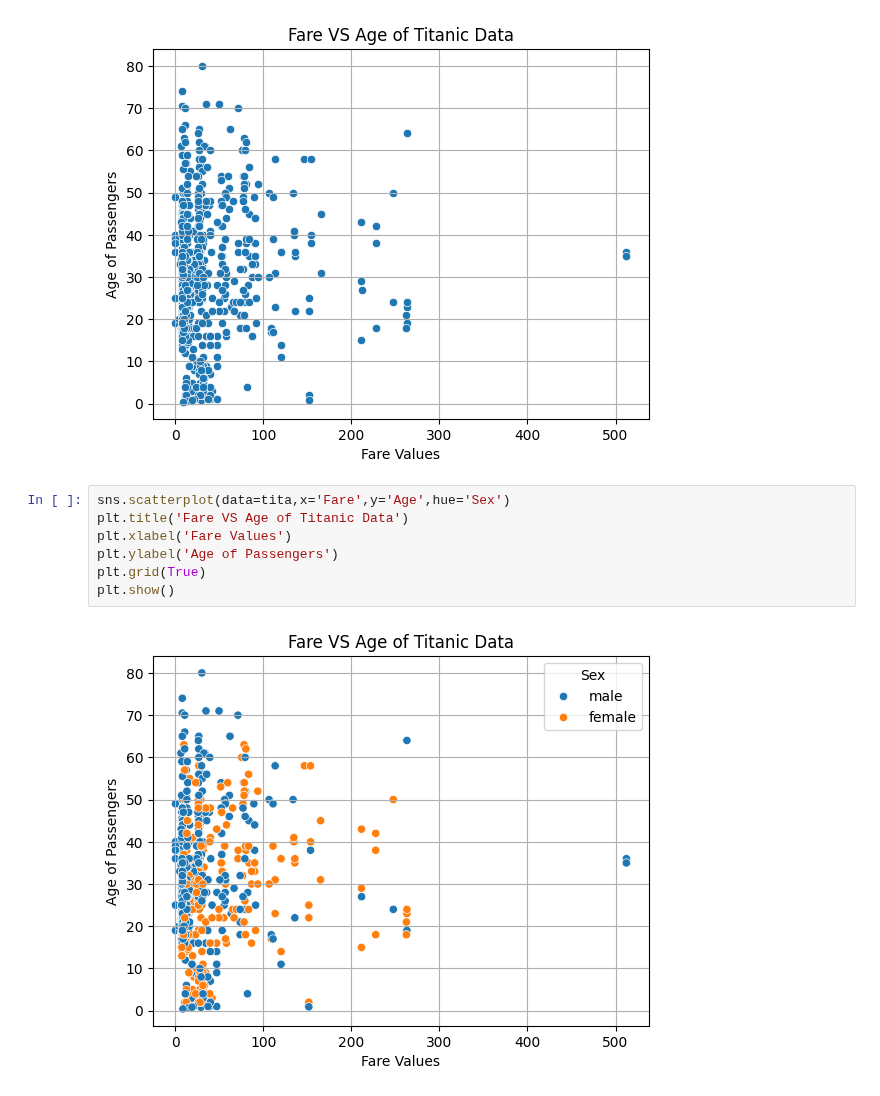
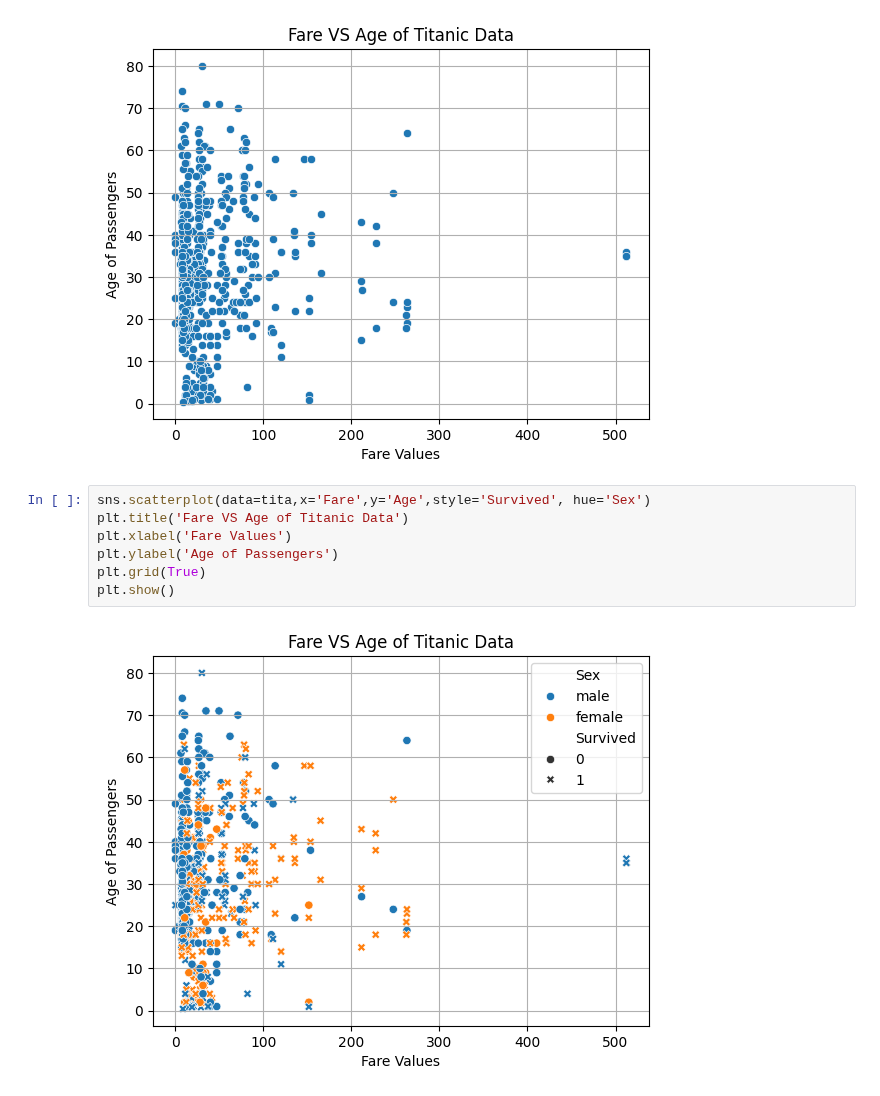
Before and after one commit to sbccas/data-analytics-using-python, a Jupyter notebook: 2_Lecture_Notes/OurLabDemos.ipynb, the cells around one changed output. Drawn from its saved outputs; the diff is of its cells as text.

```diff
--- a/2_Lecture_Notes/OurLabDemos.ipynb
+++ b/2_Lecture_Notes/OurLabDemos.ipynb
@@ -407,11 +415,11 @@ plt.show()
 # %% [output]
 [figure]
 # %%
-sns.scatterplot(data=tita,x='Fare',y='Age',hue='Sex')
+sns.scatterplot(data=tita,x='Fare',y='Age',style='Survived', hue='Sex')
 plt.title('Fare VS Age of Titanic Data')
 plt.xlabel('Fare Values')
 plt.ylabel('Age of Passengers')
 plt.grid(True)
 plt.show()
 # %% [output]
-[figure, old version]
+[figure, new version]
```
Also changed, not shown: parts of 22 cells of this notebook.
